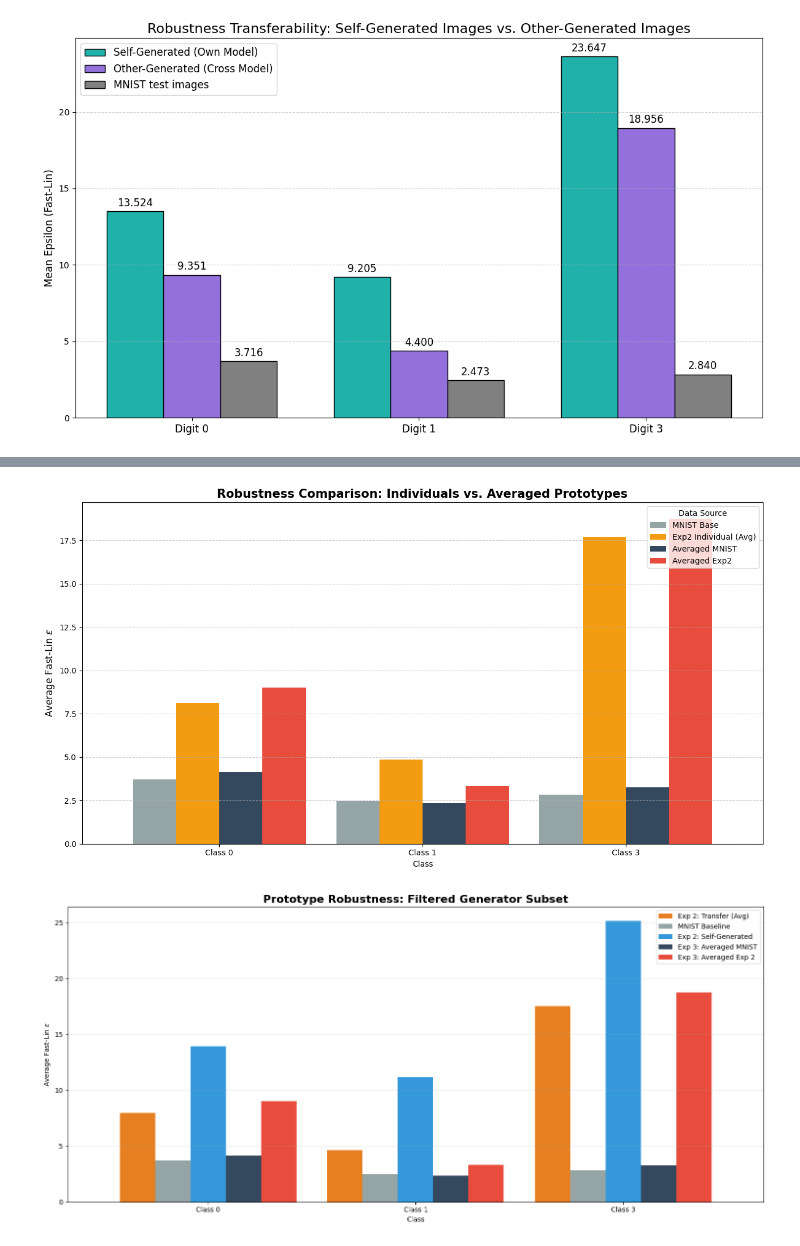
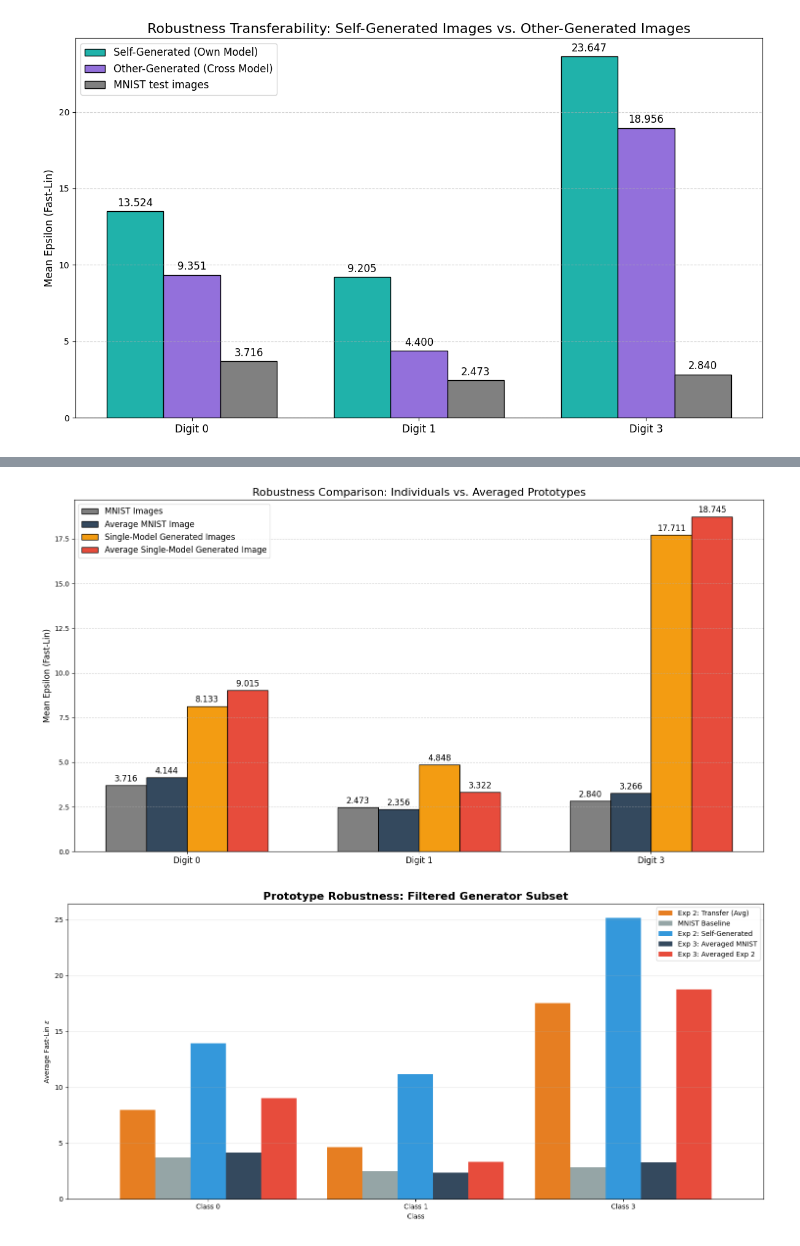
Before and after one commit to landbu/Kex, a Jupyter notebook: experiment3.ipynb, the cells around one changed output, grey strips where cells are left out. Drawn from its saved outputs; the diff is of its cells as text; code cells hidden in the pictures.

Commit message:
Fixing plots

```diff
--- a/experiment3.ipynb
+++ b/experiment3.ipynb
@@ -425,44 +407,84 @@ with avg_results_path.open(mode="a", newline="") as file:
             file.flush()
 
 # --- 2. Visualization ---
 # Load Exp 3 results
 df_avg = pd.read_csv(avg_results_path)
 # Load Exp 2 results for the new comparison bar
 df_exp2_raw = pd.read_csv("results/Exp2FastLinOnGeneratedSamples.csv")
 
 if not INCLUDE_MISPREDICTED:
     df_avg = df_avg[df_avg['target_class'] == df_avg['predicted_class']].copy()
     df_exp2_raw = df_exp2_raw[df_exp2_raw['target_class'] == df_exp2_raw['predicted_class']].copy()
 
 # Averages for Exp 3
 avg_mnist_means = df_avg[df_avg['source'] == 'MNIST'].groupby('target_class')['fastlin_eps'].mean()
 avg_exp2_means = df_avg[df_avg['source'] == 'Exp2'].groupby('target_class')['fastlin_eps'].mean()
 
 # Average robustness for Exp 2 (averaged over all networks and SOM modes)
 exp2_individual_means = df_exp2_raw.groupby('target_class')['fastlin_eps'].mean()
 
 target_classes = sorted(df_avg['target_class'].unique())
 plot_df_avg = pd.DataFrame([{
-    'Class': f"Class {c}",
-    'MNIST Base': df_exp1.groupby('label')['epsilon'].mean().get(c, 0),
-    'Exp2 Individual (Avg)': exp2_individual_means.get(c, 0),
-    'Averaged MNIST': avg_mnist_means.get(c, 0),
-    'Averaged Exp2': avg_exp2_means.get(c, 0)
-} for c in target_classes]).set_index('Class')
+    'Digit': f"Digit {c}",
+    'MNIST Images': df_exp1.groupby('label')['epsilon'].mean().get(c, 0),
+    'Average MNIST Image': avg_mnist_means.get(c, 0),
+    'Single-Model Generated Images': exp2_individual_means.get(c, 0),
+    'Average Single-Model Generated Image': avg_exp2_means.get(c, 0)
+} for c in target_classes]).set_index('Digit')
 
+"""
 # Plotting with a distinct color palette
-colors = ['#95a5a6', '#f39c12', '#34495e', '#e74c3c']
+colors = ['grey', '#f39c12', '#34495e', '#e74c3c']
 ax = plot_df_avg.plot(kind='bar', figsize=(13, 7), color=colors, width=0.85)
 
-plt.title('Robustness Comparison: Individuals vs. Averaged Prototypes', fontsize=15, fontweight='bold')
-plt.ylabel('Average Fast-Lin $\epsilon$', fontsize=12)
-plt.legend(title="Data Source", frameon=True, loc='upper right')
+plt.title('Robustness Comparison: Individuals vs. Averaged Prototypes', fontsize=16)
+plt.ylabel('Mean Epsilon (Fast-Lin)', fontsize=12)
+plt.legend(title="Data Source", frameon=True)
 plt.grid(axis='y', linestyle='--', alpha=0.6)
 plt.xticks(rotation=0)
 plt.tight_layout()
 plt.show()
+"""
+
+# Plotting
+x = np.arange(len(target_classes))
+width = 0.175  # Width of each grouped bar
+
+fig, ax = plt.subplots(figsize=(15, 8))
+
+rects1 = ax.bar(x - 1.5 * width, plot_df_avg['MNIST Images'], width, label='MNIST Images', color='grey', edgecolor = "black")
+rects2 = ax.bar(x - 0.5 * width, plot_df_avg['Average MNIST Image'], width, label='Average MNIST Image', color='#34495e', edgecolor = "black")
+rects3 = ax.bar(x + 0.5 * width, plot_df_avg['Single-Model Generated Images'], width, label='Single-Model Generated Images', color='#f39c12', edgecolor = "black")
+rects4 = ax.bar(x + 1.5 *width, plot_df_avg['Average Single-Model Generated Image'], width, label='Average Single-Model Generated Image', color='#e74c3c', edgecolor = "black")
+
+# Styling
+ax.set_ylabel('Mean Epsilon (Fast-Lin)', fontsize=12)
+ax.set_title('Robustness Comparison: Individuals vs. Averaged Prototypes', fontsize=16)
+ax.set_xticks(x)
+ax.set_xticklabels(plot_df_avg.index, fontsize = 12)
+ax.legend(fontsize='large', loc='upper left')
+ax.grid(axis='y', linestyle='--', alpha=0.6)
+
+# Helper function to add value labels on top of bars
+def autolabel(rects):
+    for rect in rects:
+        height = rect.get_height()
+        if height > 0:
+            ax.annotate(f'{height:.3f}',
+                        xy=(rect.get_x() + rect.get_width() / 2, height),
+                        xytext=(0, 3),  # 3 points vertical offset
+                        textcoords="offset points",
+                        ha='center', va='bottom', fontsize=12)
+
+autolabel(rects1)
+autolabel(rects2)
+autolabel(rects3)
+autolabel(rects4)
+
+plt.tight_layout()
+plt.show()
 # %% [output]
-[figure, old version]
+[figure, new version]
 # %%
 # --- Visualize Averaged Results (Filtered Generators) ---
 df_avg = pd.read_csv("results/Exp3FastLinOnAveragedSamples.csv")
```
Also changed, not shown: parts of 3 cells of this notebook, 5 other files.
